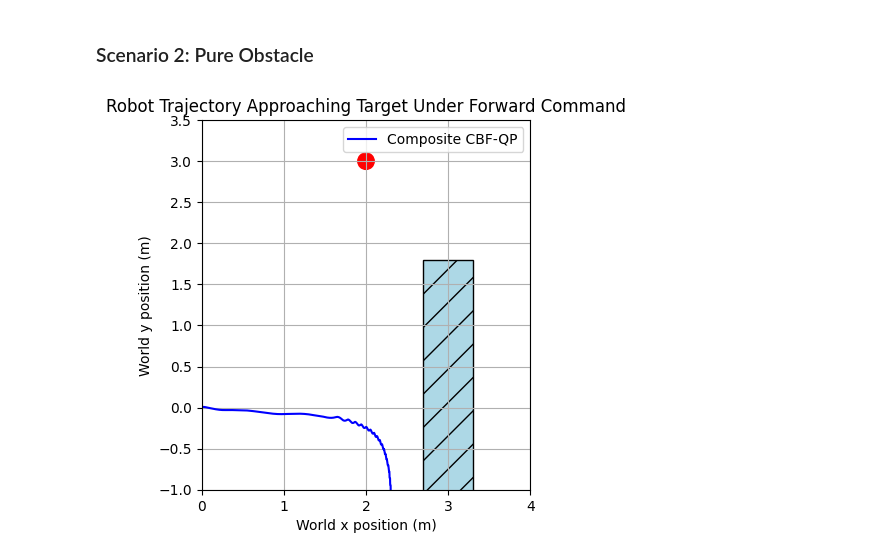
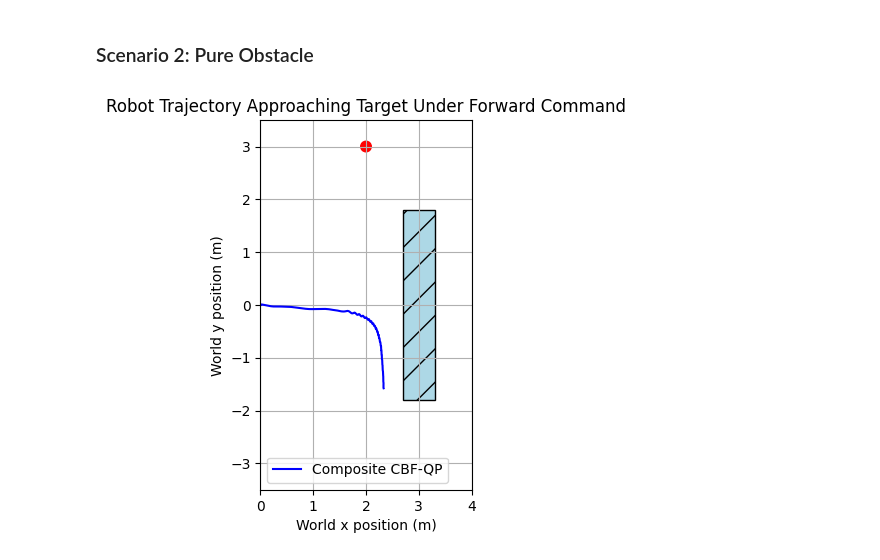
Before and after one commit to famsvip/Robot-Navigation-Collision-Avoidance-, a Jupyter notebook: data/plotting.ipynb, the cells around one changed output. Saved outputs shown, nothing was run; the diff lists cells and outputs as text; code cells hidden in the pictures.

Commit message:
Save plot

```diff
--- a/data/plotting.ipynb
+++ b/data/plotting.ipynb
@@ -325,29 +325,29 @@ plt.show()
 # %%
 # Trajectory plots for obstacle
 
 data_threshold = 10000
 
 composite = np.load("./composite_pos_static_obs.npy")
 
 fig, ax = plt.subplots()
 
 rect = Rectangle((2.7, -1.8), width=0.6, height=3.6,
                  edgecolor='black', facecolor='lightblue', hatch="/")
 circle_target = Circle((2, 3), radius=0.1, edgecolor="red", facecolor="red")
 circle_composite = Circle((composite_3[data_threshold-1, :2]), radius=0.4, facecolor=(0.5,0.5,1.0,0.25))
 ax.add_patch(rect)
 ax.add_patch(circle_target)
 
 ax.plot(composite[:data_threshold,0], composite[:data_threshold,1], color="b", label="Composite CBF-QP")
 
 ax.set_xlim(0, 4)
-ax.set_ylim(-1, 3.5)
+ax.set_ylim(-3.5, 3.5)
 ax.set_aspect('equal')
 plt.grid(True)
 plt.title('Robot Trajectory Approaching Target Under Forward Command')
 plt.xlabel("World x position (m)")
 plt.ylabel("World y position (m)")
 plt.legend()
 plt.show()
 # %% [output]
-[figure, old version]
+[figure, new version]
```
